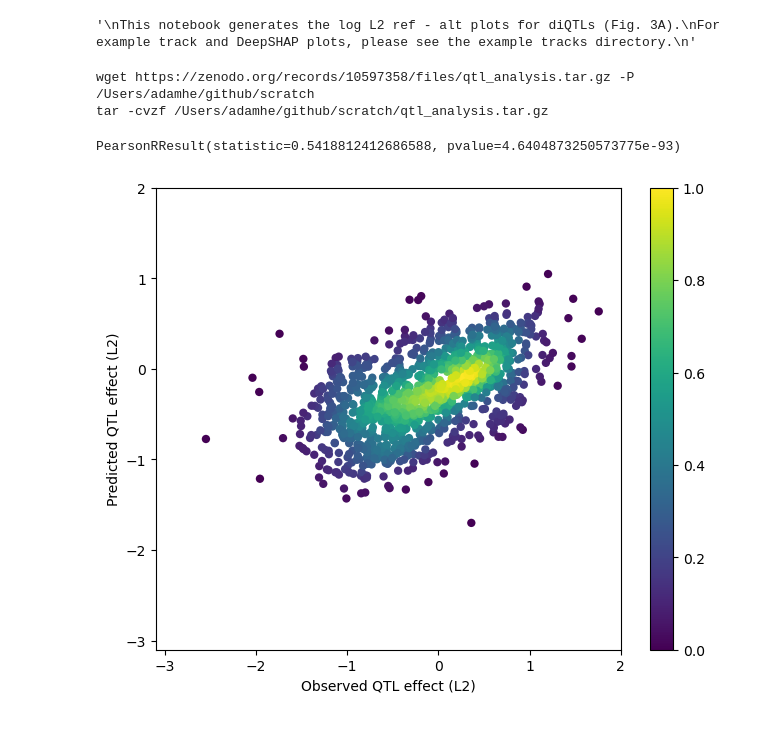
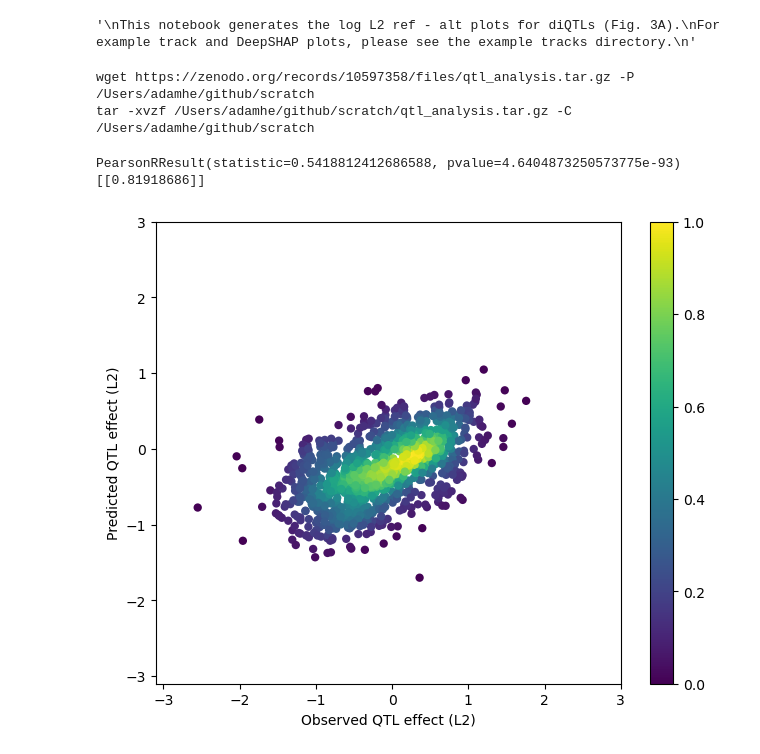
Before and after one commit to Danko-Lab/clipnet_paper, a Jupyter notebook: qtl_analysis/diqtl_l2_plot.ipynb, the cells around one changed output. Cells and saved outputs as stored; diff of their text form; code cells hidden in the pictures.

Commit message:
updated diqtl plot notebook

```diff
--- a/qtl_analysis/diqtl_l2_plot.ipynb
+++ b/qtl_analysis/diqtl_l2_plot.ipynb
@@ -21,10 +22,10 @@ SCRATCH = "/Users/adamhe/github/scratch"
 URL = "https://zenodo.org/records/10597358/files"
 TAR = "qtl_analysis.tar.gz"
 print(f"wget {URL}/{TAR} -P {SCRATCH}")
-print(f"tar -xvzf {SCRATCH}/{TAR}")
+print(f"tar -xvzf {SCRATCH}/{TAR} -C {SCRATCH}")
 # %% [output]
 wget https://zenodo.org/records/10597358/files/qtl_analysis.tar.gz -P /Users/adamhe/github/scratch
-tar -cvzf /Users/adamhe/github/scratch/qtl_analysis.tar.gz
+tar -xvzf /Users/adamhe/github/scratch/qtl_analysis.tar.gz -C /Users/adamhe/github/scratch
 # %%
 # Load data
 
@@ -46,26 +47,34 @@ composite = pd.concat([individual_folds, ensembled.loc[~ensembled.index.isin(ind
 # %%
 # Plot composite log L2 ref - alt scores
 
 fig = plt.figure(figsize=(7.5, 6))
 ax = fig.add_subplot(1, 1, 1)
 ax = sns.scatterplot(
     data=composite,
     x="expt",
     y="pred",
     c=gaussian_kde(composite.transpose())(composite.transpose()),
     cmap="viridis",
     alpha=1,
     linewidth=0,
 )
 ax.set_xlabel("Observed QTL effect (L2)")
 ax.set_ylabel("Predicted QTL effect (L2)")
-ax.set_xlim(-3.1, 2)
-ax.set_ylim(-3.1, 2)
+ax.set_xlim(-3.1, 3)
+ax.set_ylim(-3.1, 3)
 sm = plt.cm.ScalarMappable(cmap="viridis")
 ax.figure.colorbar(sm, ax=ax)
 plt.savefig("img/diqtl_composite_l2.pdf")
 
-pearsonr(composite.expt, composite.pred)
+print(pearsonr(composite.expt, composite.pred))
+print(
+    LinearRegression(fit_intercept=True).fit(
+        composite.pred.to_numpy().reshape(-1, 1),
+        composite.expt.to_numpy().reshape(-1, 1)
+    ).coef_
+)
+#spearmanr(composite.expt, composite.pred)
 # %% [output]
 PearsonRResult(statistic=0.5418812412686588, pvalue=4.6404873250573775e-93)
+[[0.81918686]]
-[figure, old version]
+[figure, new version]
```
Also changed, not shown: parts of 4 cells of this notebook.
